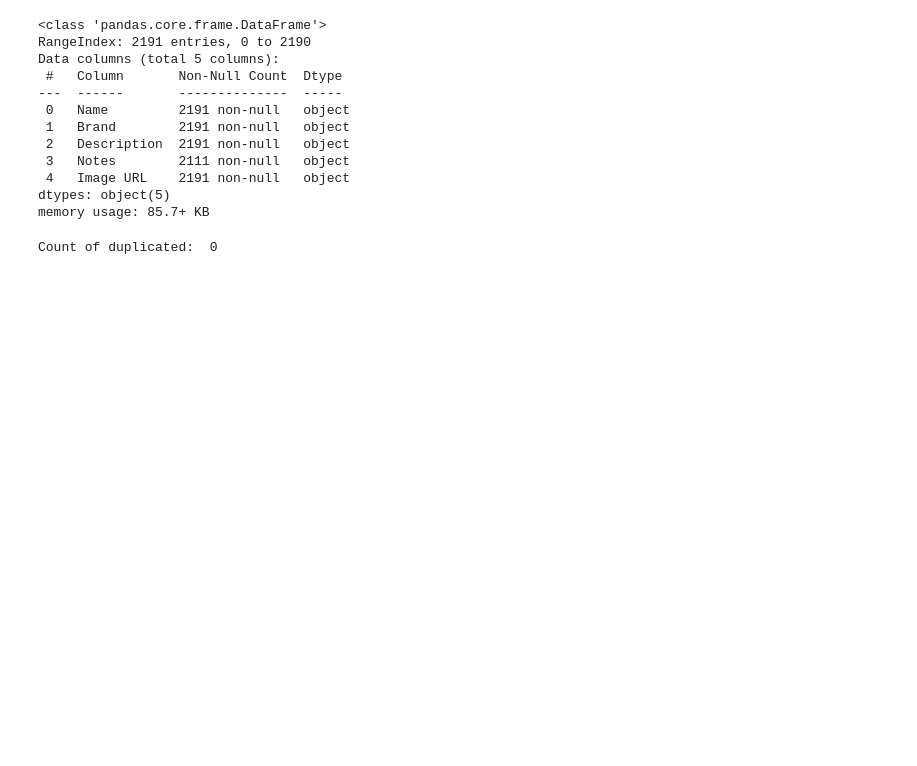
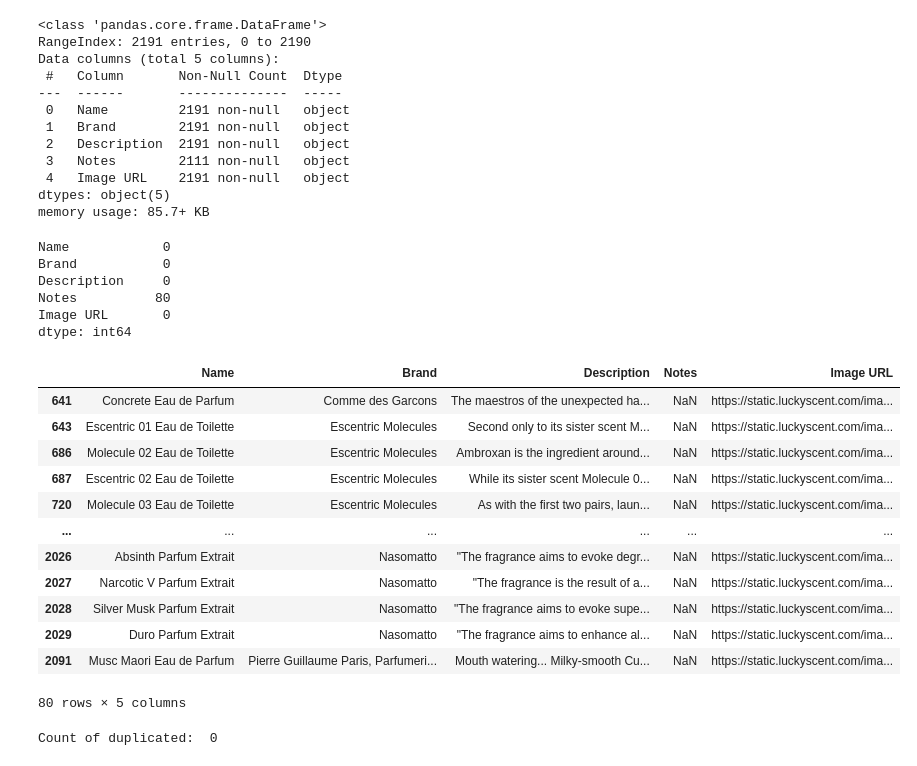
Before and after one commit to muhammadelfikry/Product-Recommendation-Backend, a Jupyter notebook: notebook.ipynb, the cells around one changed output. Cells and saved outputs as stored; diff of their text form; code cells hidden in the pictures; blank space fills up the shorter version.

```diff
--- a/notebook.ipynb
+++ b/notebook.ipynb
@@ -32,6 +32,31 @@ Data columns (total 5 columns):
  4   Image URL    2191 non-null   object
 dtypes: object(5)
 memory usage: 85.7+ KB
+# %%
+product.isnull().sum()
+# %% [output]
+Name            0
+Brand           0
+Description     0
+Notes          80
+Image URL       0
+dtype: int64
+# %%
+product[product["Notes"].isnull()]
+# %% [output]
+|  | Name | Brand | Description | Notes | Image URL |
+| 641 | Concrete Eau de Parfum | Comme des Garcons | The maestros of the unexpected ha... | NaN | https://static.luckyscent.com/ima... |
+| 643 | Escentric 01 Eau de Toilette | Escentric Molecules | Second only to its sister scent M... | NaN | https://static.luckyscent.com/ima... |
+| 686 | Molecule 02 Eau de Toilette | Escentric Molecules | Ambroxan is the ingredient around... | NaN | https://static.luckyscent.com/ima... |
+| 687 | Escentric 02 Eau de Toilette | Escentric Molecules | While its sister scent Molecule 0... | NaN | https://static.luckyscent.com/ima... |
+| 720 | Molecule 03 Eau de Toilette | Escentric Molecules | As with the first two pairs, laun... | NaN | https://static.luckyscent.com/ima... |
+| ... | ... | ... | ... | ... | ... |
+| 2026 | Absinth Parfum Extrait | Nasomatto | "The fragrance aims to evoke degr... | NaN | https://static.luckyscent.com/ima... |
+| 2027 | Narcotic V Parfum Extrait | Nasomatto | "The fragrance is the result of a... | NaN | https://static.luckyscent.com/ima... |
+| 2028 | Silver Musk Parfum Extrait | Nasomatto | "The fragrance aims to evoke supe... | NaN | https://static.luckyscent.com/ima... |
+| 2029 | Duro Parfum Extrait | Nasomatto | "The fragrance aims to enhance al... | NaN | https://static.luckyscent.com/ima... |
+| 2091 | Musc Maori Eau de Parfum | Pierre Guillaume Paris, Parfumeri... | Mouth watering... Milky-smooth Cu... | NaN | https://static.luckyscent.com/ima... |
+80 rows × 5 columns
 # %%
 print("Count of duplicated: ", product.duplicated().sum())
 product.describe()
```
Also changed, not shown: parts of 13 cells of this notebook, 6 other files.
